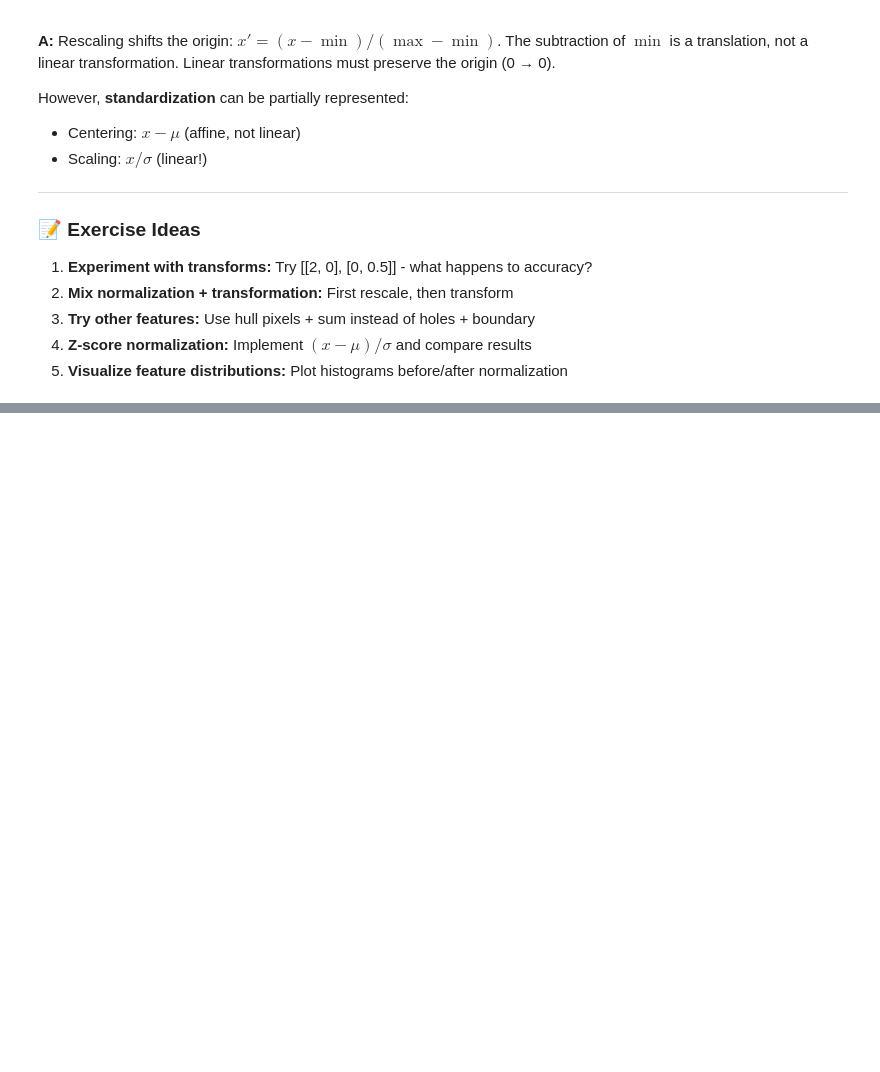
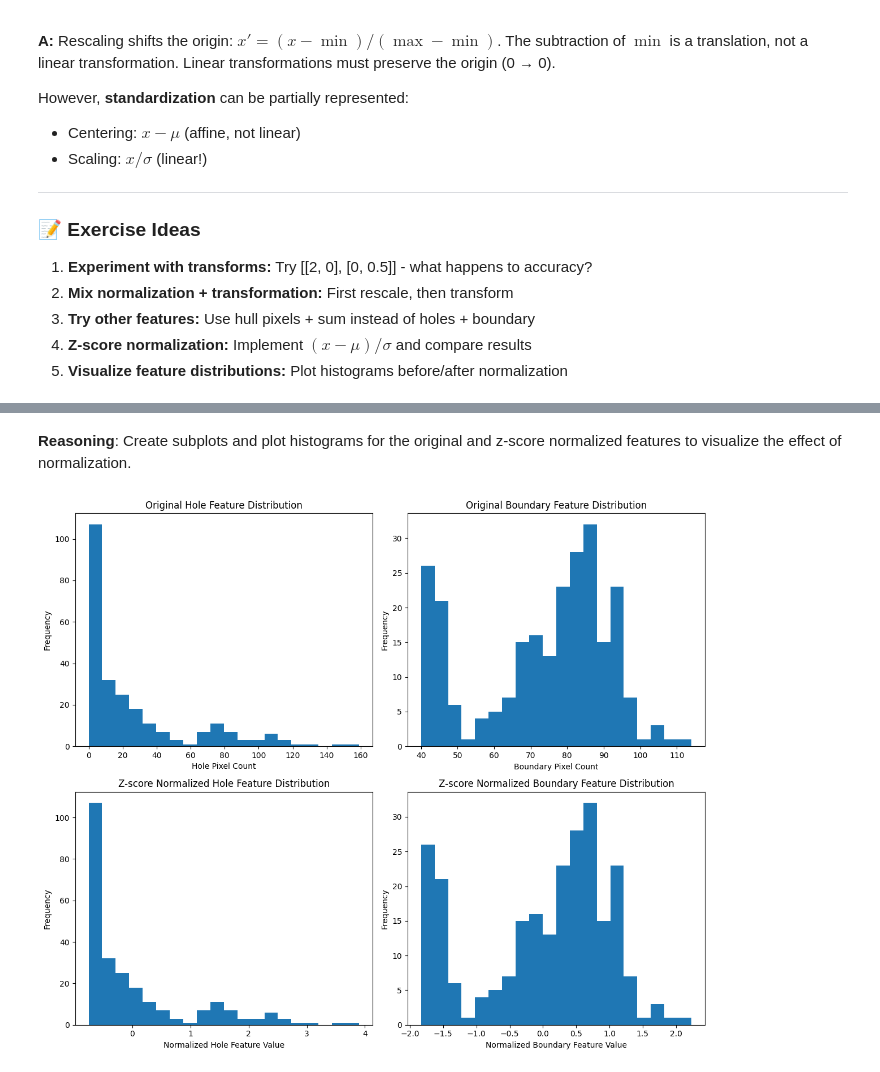
Before and after one commit to Muhammadatir/colab_notebook_iiit-hub, a Jupyter notebook: STP_Module_01_Lab_04_Transforming_data_using_linear_algebra_by_Om.ipynb, the cells around one changed output, grey strips where cells are left out. Drawn from its saved outputs; the diff is of its cells as text; code cells hidden in the pictures; blank space fills up the shorter version.

```diff
--- a/STP_Module_01_Lab_04_Transforming_data_using_linear_algebra_by_Om.ipynb
+++ b/STP_Module_01_Lab_04_Transforming_data_using_linear_algebra_by_Om.ipynb
@@ -674,0 +992,39 @@ However, **standardization** can be partially represented:
+# %% [markdown]
+**Reasoning**:
+Create subplots and plot histograms for the original and z-score normalized features to visualize the effect of normalization.
+# %%
+import matplotlib.pyplot as plt
+
+# 1. Create a figure with subplots
+fig, axes = plt.subplots(2, 2, figsize=(12, 10))
+
+# 2. Plot histogram for original hole feature
+axes[0, 0].hist(train_feats[:, 0], bins=20)
+axes[0, 0].set_title("Original Hole Feature Distribution")
+axes[0, 0].set_xlabel("Hole Pixel Count")
+axes[0, 0].set_ylabel("Frequency")
+
+
+# 3. Plot histogram for original boundary feature
+axes[0, 1].hist(train_feats[:, 1], bins=20)
+axes[0, 1].set_title("Original Boundary Feature Distribution")
+axes[0, 1].set_xlabel("Boundary Pixel Count")
+axes[0, 1].set_ylabel("Frequency")
+
+# 4. Plot histogram for z-score normalized hole feature
+axes[1, 0].hist(train_feats_zscore[:, 0], bins=20)
+axes[1, 0].set_title("Z-score Normalized Hole Feature Distribution")
+axes[1, 0].set_xlabel("Normalized Hole Feature Value")
+axes[1, 0].set_ylabel("Frequency")
+
+# 5. Plot histogram for z-score normalized boundary feature
+axes[1, 1].hist(train_feats_zscore[:, 1], bins=20)
+axes[1, 1].set_title("Z-score Normalized Boundary Feature Distribution")
+axes[1, 1].set_xlabel("Normalized Boundary Feature Value")
+axes[1, 1].set_ylabel("Frequency")
+
+# 6. Ensure the plots are displayed
+plt.tight_layout()
+plt.show()
+# %% [output]
+[figure, added]
```
Also changed, not shown: parts of 18 cells of this notebook.
